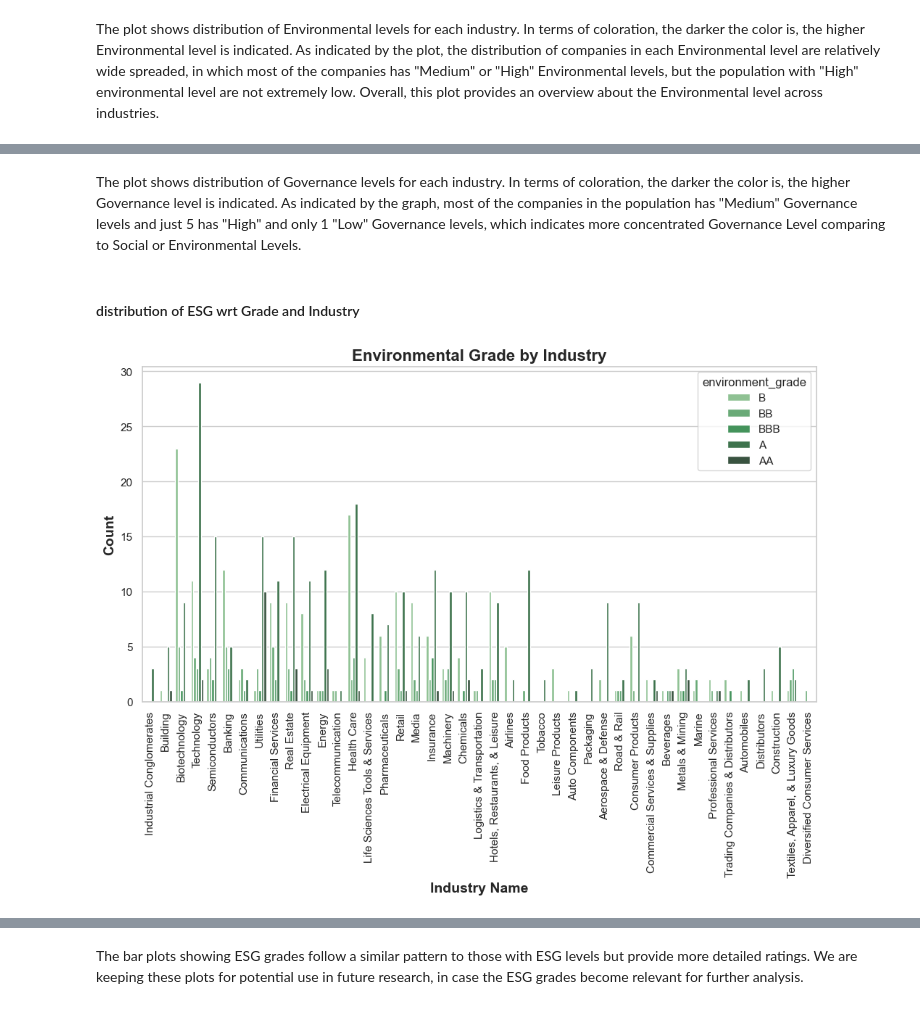
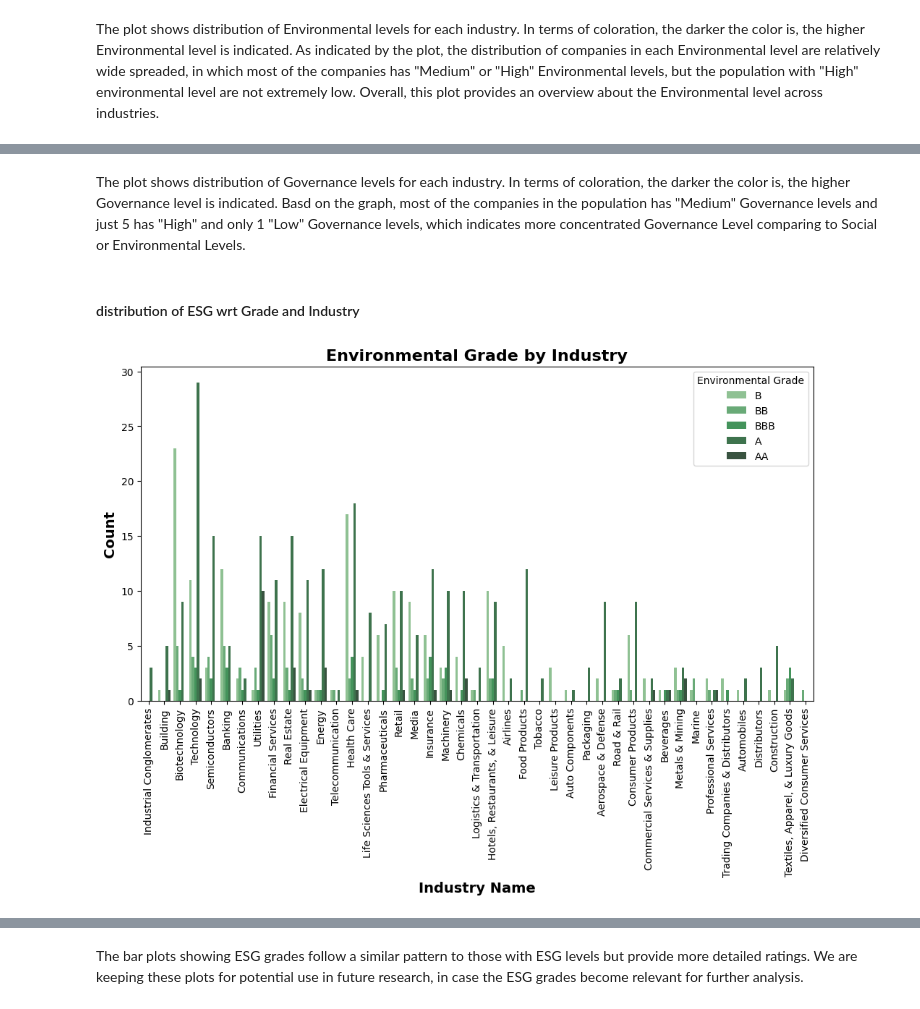
Before and after one commit to anushabishayee/info2950_finalproject, a Jupyter notebook: Phase2..ipynb, the cells around one changed output, grey strips where cells are left out. Drawn from its saved outputs; the diff is of its cells as text; code cells hidden in the pictures.

```diff
--- a/Phase2..ipynb
+++ b/Phase2..ipynb
@@ -593,18 +596,19 @@ plt.show()
 # %% [markdown]
-The plot shows distribution of Governance levels for each industry. In terms of coloration, the darker the color is, the higher Governance level is indicated. As indicated by the graph, most of the companies in the population has "Medium" Governance levels and just 5 has "High" and only 1 "Low" Governance levels, which indicates more concentrated Governance Level comparing to Social or Environmental Levels.
+The plot shows distribution of Governance levels for each industry. In terms of coloration, the darker the color is, the higher Governance level is indicated. Basd on the graph, most of the companies in the population has "Medium" Governance levels and just 5 has "High" and only 1 "Low" Governance levels, which indicates more concentrated Governance Level comparing to Social or Environmental Levels.
 # %% [markdown]
 #### distribution of ESG wrt Grade and Industry
 # %%
 # Bar plot for Environmental Grade
 plt.figure(figsize = (12, 6))
 sns.countplot(data = merged_df, x = 'industry', hue = 'environment_grade', palette = 'Greens_d', hue_order = ['B','BB', 'BBB', 'A','AA'])
 plt.title('Environmental Grade by Industry', fontsize = 16, fontweight = 'bold', horizontalalignment = 'center')
 plt.xticks(rotation = 90)
 plt.xlabel('Industry Name', fontsize = 14, fontweight = 'bold')
 plt.ylabel('Count', fontsize = 14, fontweight = 'bold')
+plt.legend(title='Environmental Grade')
 plt.show()
 # %% [output]
-[figure, old version]
+[figure, new version]
 # %%
 # Bar plot for Social Grade
 plt.figure(figsize = (12, 6))
```
Also changed, not shown: parts of 17 cells of this notebook.
